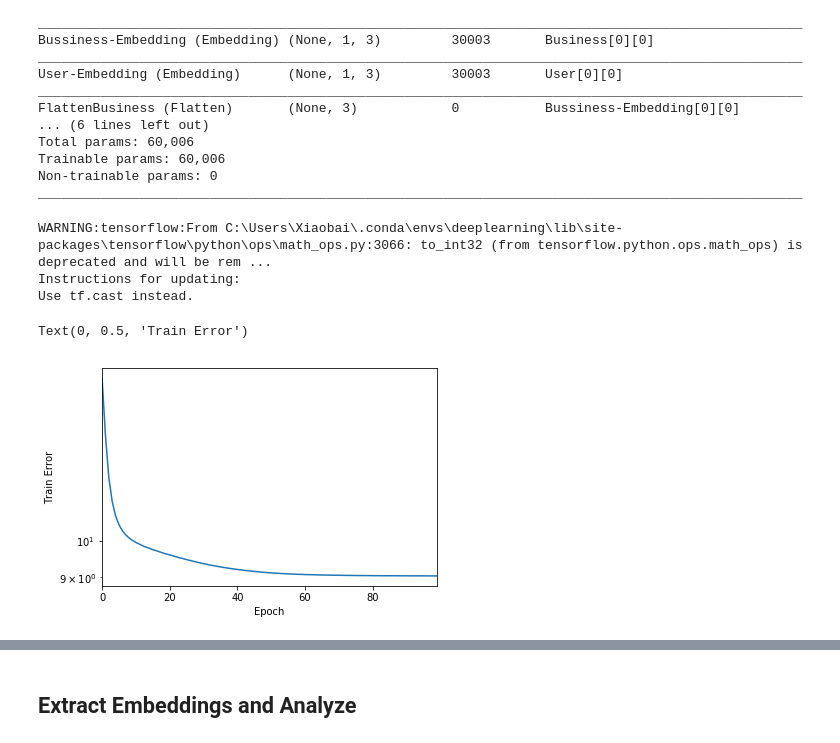
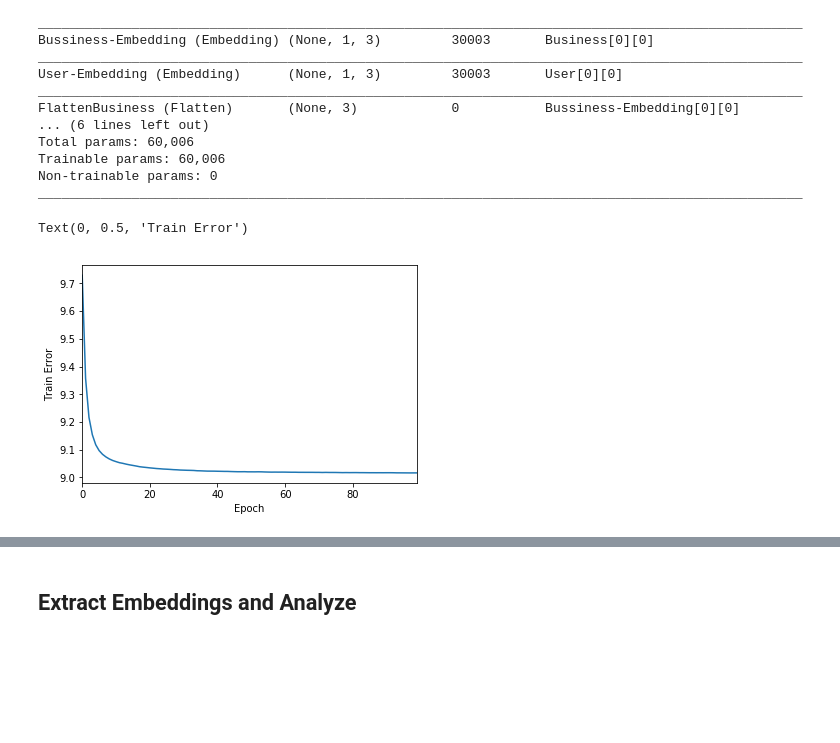
Before and after one commit to ordosnb/KNN, a Jupyter notebook: UserEmbedding.ipynb, the cells around one changed output, grey strips where cells are left out. Saved outputs shown, nothing was run; the diff lists cells and outputs as text; code cells hidden in the pictures; blank space fills up the shorter version.

```diff
--- a/UserEmbedding.ipynb
+++ b/UserEmbedding.ipynb
@@ -92,7 +117,0 @@ Name: 0, dtype: int64
-# %%
-userid = []
-for i in user[:10000]:
-    userid.append([get_user_id(i[0]),get_business_id(i[1]),i[2]])
-# %%
-userid = np.asarray(userid)
-userid
@@ -109,4 +117,0 @@ array([[10000,     0,     5],
-# %%
-user_df = pd.DataFrame(userid,columns = ['userId','itemId','Rating'])
-user_df['userId'] = user_df['userId'].astype('category').cat.codes.values
-user_df['itemId'] = user_df['itemId'].astype('category').cat.codes.values
@@ -188,16 +186,12 @@ Trainable params: 60,006
 Non-trainable params: 0
 __________________________________________________________________________________________________
 # %%
-history = model.fit([train['userId'], train['itemId']], train['Rating'], epochs=100, verbose=0)
+history = model.fit([train['idxuserId'], train['idxitemId']], train['Rating'], epochs=100, verbose=0)
-# %% [output]
-WARNING:tensorflow:From C:\Users\Xiaobai\.conda\envs\deeplearning\lib\site-packages\tensorflow\python\ops\math_ops.py:3066: to_int32 (from tensorflow.python.ops.math_ops) is deprecated and will be rem ...
-Instructions for updating:
-Use tf.cast instead.
 # %%
-pd.Series(history.history['loss']).plot(logy=True)
+pd.Series(history.history['loss']).plot()#logy=True)
 plt.xlabel("Epoch")
 plt.ylabel("Train Error")
 # %% [output]
 Text(0, 0.5, 'Train Error')
-[figure, old version]
+[figure, new version]
 # %%
```
Also changed, not shown: parts of 47 cells of this notebook.
